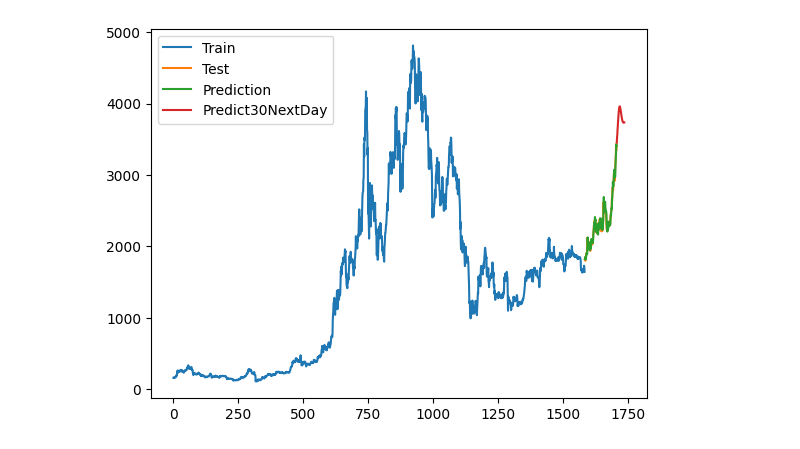
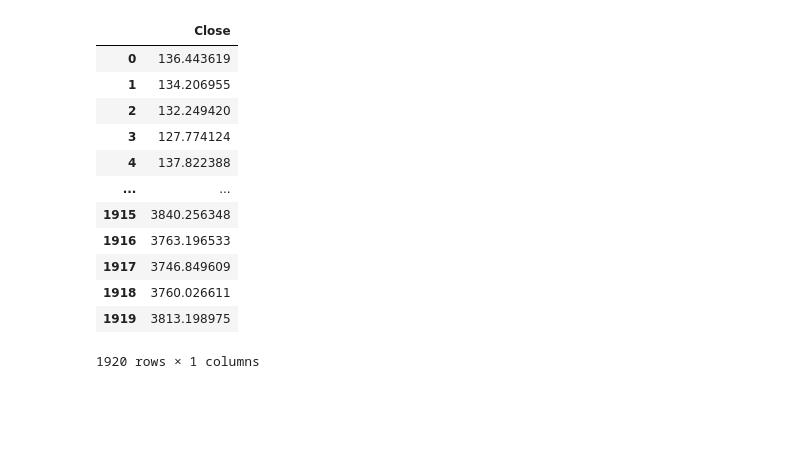
Before and after one commit to Kao2-03/IS403_O21_17, a Jupyter notebook: Model/CNN_LSTM/Team17_CNN_LSTM_ETH.ipynb, the cells around one changed output. Drawn from its saved outputs; the diff is of its cells as text; code cells hidden in the pictures; blank space fills up the shorter version.

```diff
--- a/Model/CNN_LSTM/Team17_CNN_LSTM_ETH.ipynb
+++ b/Model/CNN_LSTM/Team17_CNN_LSTM_ETH.ipynb
@@ -296,4 +0,0 @@ for i in range(30):
-# %%
-plot_predictions(train_y_91, test_y_91, predictions_91, predicted_prices_91)
-# %% [output]
-[figure, removed]
@@ -299,0 +11,20 @@ plot_predictions(train_y_91, test_y_91, predictions_91, predicted_prices_91)
+# %%
+df = pd.read_csv("/content/ETH-USD (BaoCao).csv")
+# %%
+df1 = df.iloc[:,4:5]
+# %%
+df1
+# %% [output]
+|  | Close |
+| 0 | 136.443619 |
+| 1 | 134.206955 |
+| 2 | 132.249420 |
+| 3 | 127.774124 |
+| 4 | 137.822388 |
+| ... | ... |
+| 1915 | 3840.256348 |
+| 1916 | 3763.196533 |
+| 1917 | 3746.849609 |
+| 1918 | 3760.026611 |
+| 1919 | 3813.198975 |
+1920 rows × 1 columns
```
Also changed, not shown: parts of 76 cells of this notebook.
